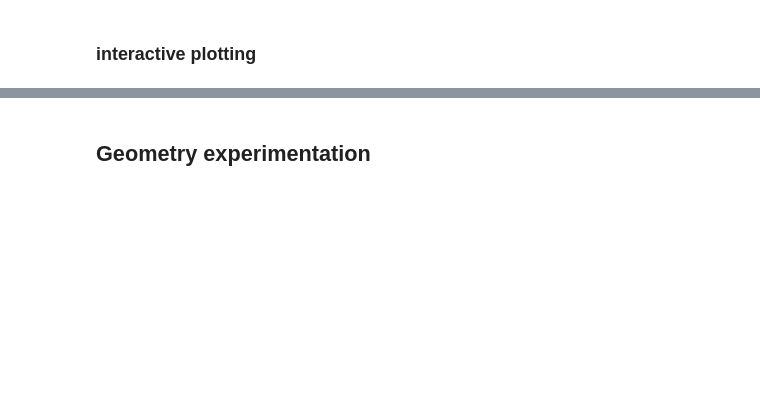
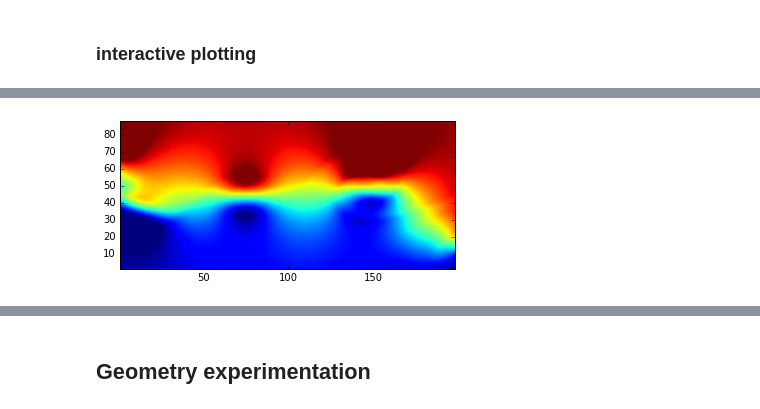
Before and after one commit to marcinofulus/LBM_tutorial, a Jupyter notebook: LBM_tutorial03.ipynb, the cells around one changed output, grey strips where cells are left out. Saved outputs shown, nothing was run; the diff lists cells and outputs as text; code cells hidden in the pictures; blank space fills up the shorter version.

```diff
--- a/LBM_tutorial03.ipynb
+++ b/LBM_tutorial03.ipynb
@@ -92,7 +166,7 @@ import glob
 frames = []
 s = (slice(80,170,1),slice(20,220,1))
 
-for fn in sorted(glob.glob("ex4A*.npz")):
+for fn in sorted(glob.glob("data/ex4A*.npz")):
     vx,vy = np.load(fn)['v']
     vx, vy  = vx[s],vy[s]
     Dxvx,Dyvx = np.gradient(vx)
@@ -103,22 +179,24 @@ print len(frames)
 # %%
-from IPython.html.widgets import interact, interactive, fixed
-from IPython.html import widgets
+from ipywidgets import interact, interactive, fixed
+from ipywidgets import widgets
 from IPython.display import display,clear_output
 ny,nx = frames[0][0].shape
 Y,X = np.mgrid[0:ny,0:nx]
 
 @interact(ith=widgets.IntSlider(min=0,max=len(frames)-1),figsize=widgets.IntSlider(min=0,max=20,value=6))
 def g(ith,figsize):
 
     plt.figure(figsize=(figsize,float(ny)/nx*figsize))
 
     vx,vy=frames[ith][:2]
     plt.xlim(1,nx-2)
     plt.ylim(1,ny-2)
     #plt.contourf(X,Y,frames[ith][2],levels=np.linspace(-0.002,0.002,256))
-    plt.imshow(frames[ith][0],vmax=0.1,vmin=-0.1,origin='top')
+    plt.imshow(frames[ith][0],vmax=0.1,vmin=-0.01,origin='top')
     #plt.streamplot(X,Y,vx,vy,color='white')
 
     plt.show()
+# %% [output]
+[figure, added]
 # %%
 plt.plot( [np.nanmax(f[0]) for f in frames] )
```
Also changed, not shown: parts of 13 cells of this notebook, 8 other files.
